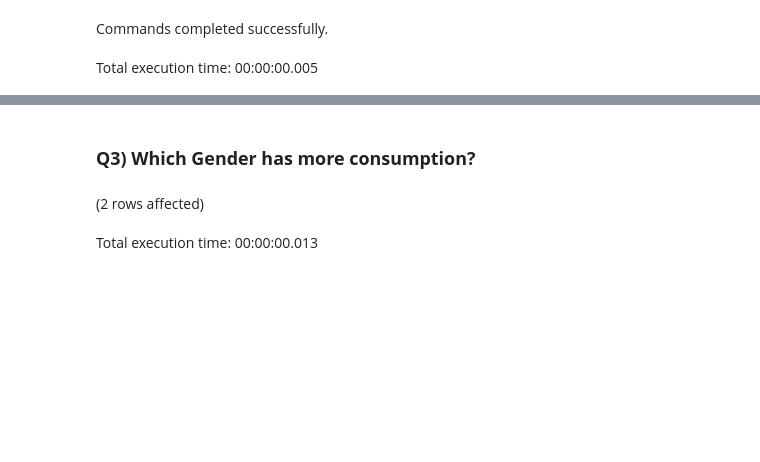
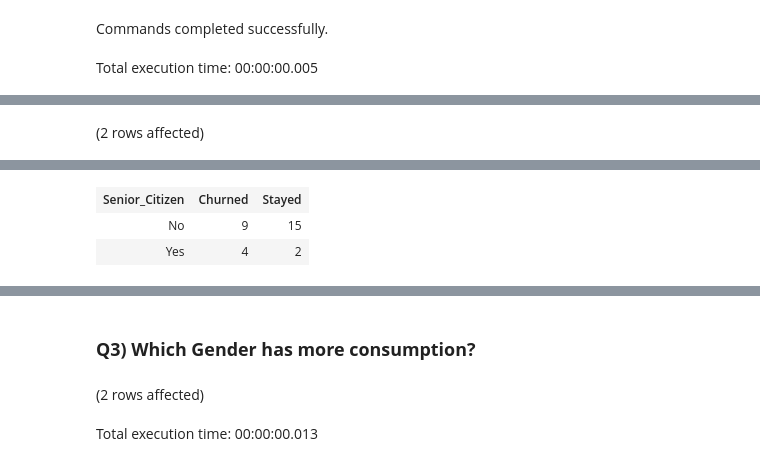
Before and after one commit to sohilamohey/ITI-SQL-Project-Telco-Company, a Jupyter notebook: Offical Code.ipynb, the cells around one changed output, grey strips where cells are left out. Saved outputs shown, nothing was run; the diff lists cells and outputs as text; code cells hidden in the pictures; blank space fills up the shorter version.

```diff
--- a/Offical Code.ipynb
+++ b/Offical Code.ipynb
@@ -22,0 +61,3 @@ Total execution time: 00:00:00.005
+# %%
+EXEC GET_CORR_DEMO_CHURN__'Senior_Citizen'
+# %% [output]
@@ -22,0 +65 @@ Total execution time: 00:00:00.005
+(2 rows affected)
@@ -22,0 +67,3 @@ Total execution time: 00:00:00.005
+| Senior_Citizen | Churned | Stayed |
+| No | 9 | 15 |
+| Yes | 4 | 2 |
```
Also changed, not shown: parts of 9 cells of this notebook.
